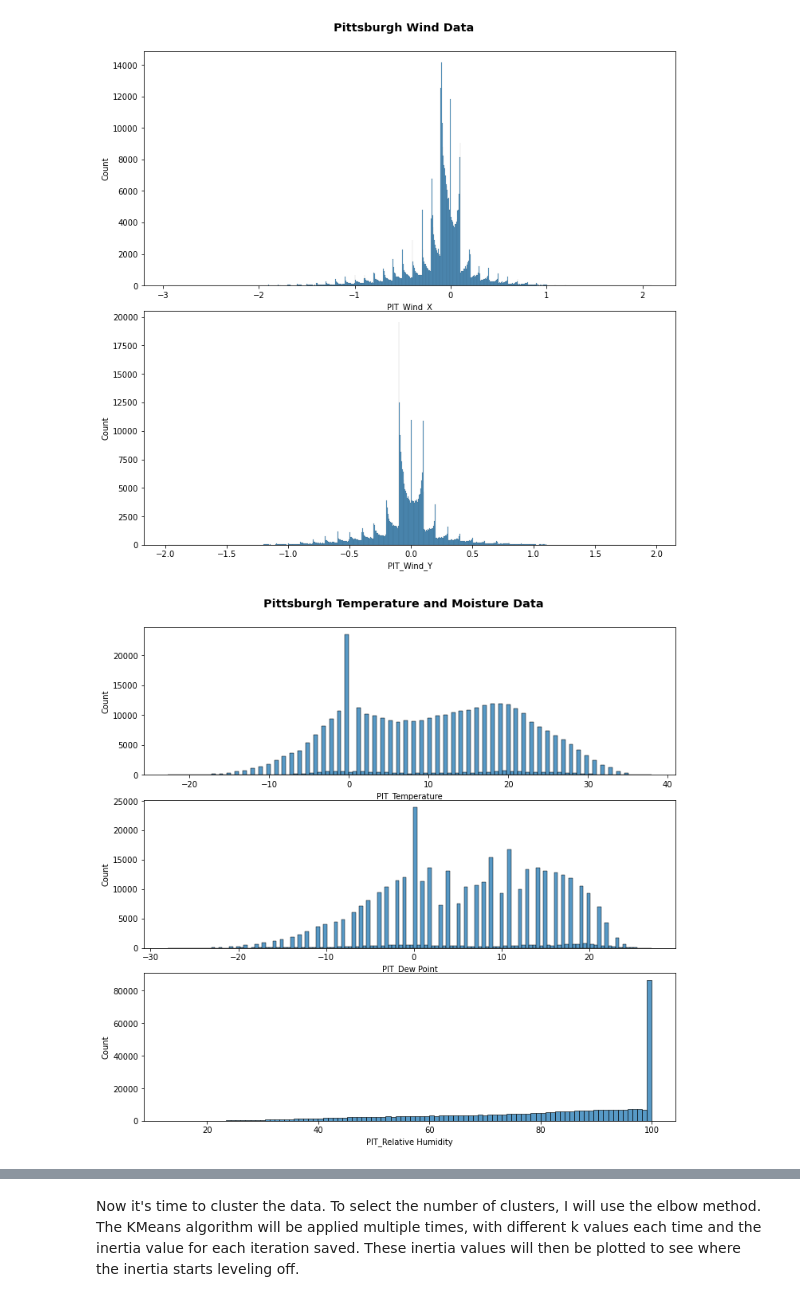
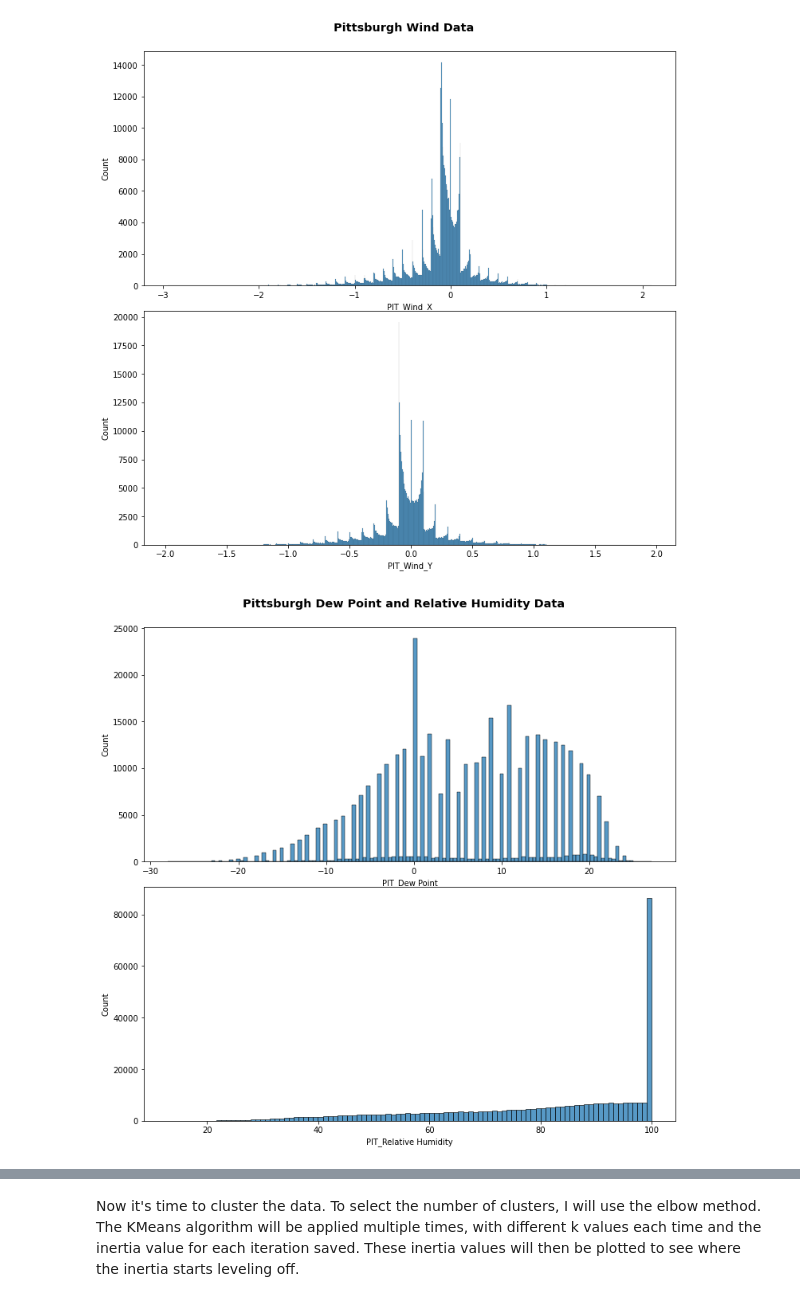
Before and after one commit to johnjkieffer/Solar_Forecasting, a Jupyter notebook: Clustering.ipynb, the cells around one changed output, grey strips where cells are left out. Cells and saved outputs as stored; diff of their text form; code cells hidden in the pictures.

```diff
--- a/Clustering.ipynb
+++ b/Clustering.ipynb
@@ -18,11 +18,9 @@ with open('PIT_dict.pkl', 'rb') as f:
 PIT_df = PIT_dict['complete_data']
 # Use only the weather-related columns, not time
 cols = list(PIT_df.columns)
-cols.remove('Month')
-cols.remove('Day')
-cols.remove('Hour')
-cols.remove('Minute')
 
-PIT_weather = PIT_df[cols]
+
+PIT_weather = PIT_df[cols].copy()
+
 PIT_weather.head()
 # %% [output]
@@ -34,0 +35,3 @@ PIT_weather.head()
+# %%
+corr = PIT_weather.corr()
+corr
@@ -34,0 +56,11 @@ PIT_weather.head()
+# %%
+columns = np.full((corr.shape[0],), True, dtype=bool)
+
+for i in range(corr.shape[0]):
+    for j in range(i+1, corr.shape[0]):
+        if corr.iloc[i,j] >= 0.9:
+            if columns[j]:
+                columns[j] = False
+selected_columns = PIT_weather.columns[columns]
+PIT_weather = PIT_weather[selected_columns]
+PIT_weather.head()
@@ -78,16 +117,15 @@ plt.show()
 # %% [output]
 [figure]
 # %%
-fig, axs = plt.subplots(nrows=3, figsize=(10,10))
+fig, axs = plt.subplots(nrows=2, figsize=(10,10))
 fig.tight_layout(rect=[0, 0.03, 1, 0.95])
-plt.suptitle('Pittsburgh Temperature and Moisture Data', weight='bold', size='x-large')
+plt.suptitle('Pittsburgh Dew Point and Relative Humidity Data', weight='bold', size='x-large')
 
-sns.histplot(data=PIT_weather, x='PIT_Temperature', ax=axs[0])
-sns.histplot(data=PIT_weather, x='PIT_Dew Point', ax=axs[1])
-sns.histplot(data=PIT_weather, x='PIT_Relative Humidity', ax=axs[2])
+sns.histplot(data=PIT_weather, x='PIT_Dew Point', ax=axs[0])
+sns.histplot(data=PIT_weather, x='PIT_Relative Humidity', ax=axs[1])
 plt.show()
 # %% [output]
-[figure, old version]
+[figure, new version]
 # %% [markdown]
 Some features to take note of in these distributions are first, the very high prominence of zero values in all of the solar irradiance data columns. These are largely due to measurements made at night.
 
```
Also changed, not shown: parts of 21 cells of this notebook.
